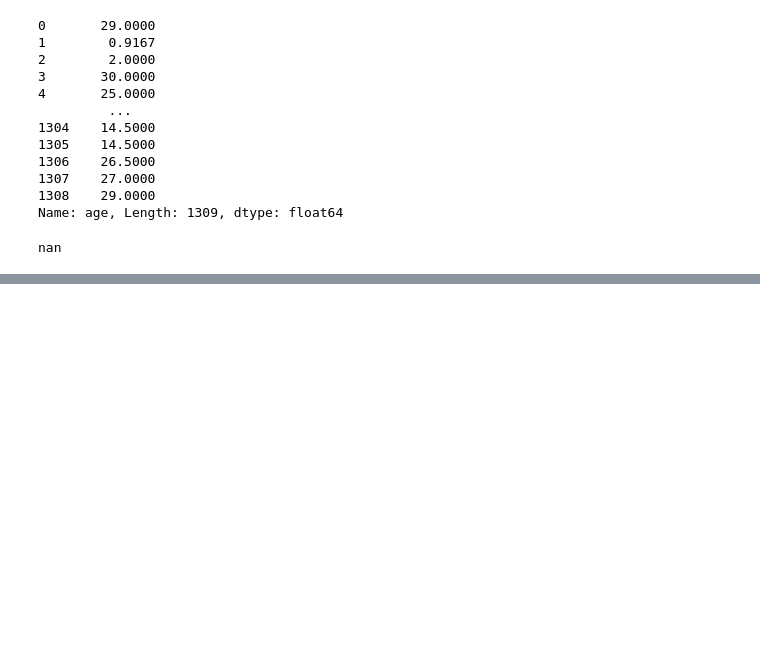
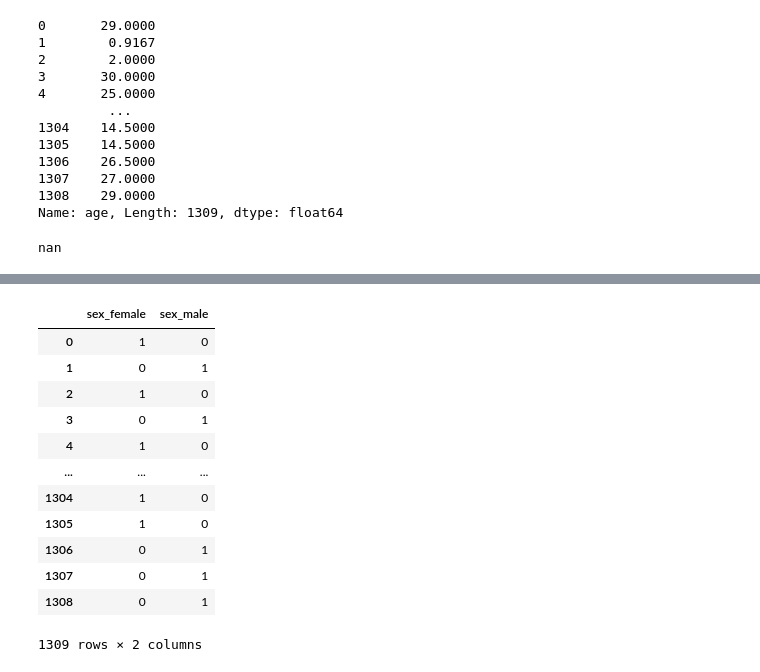
Before and after one commit to CarlosG4rc/ml-curso, a Jupyter notebook: Uno/T1 - 2 Data Cleaning- Análisis Preliminar de los Datos.ipynb, the cells around one changed output, grey strips where cells are left out. Drawn from its saved outputs; the diff is of its cells as text; code cells hidden in the pictures; blank space fills up the shorter version.

```diff
--- a/Uno/T1 - 2 Data Cleaning- Análisis Preliminar de los Datos.ipynb
+++ b/Uno/T1 - 2 Data Cleaning- Análisis Preliminar de los Datos.ipynb
@@ -252,0 +290,18 @@ nan
+# %%
+dummy_sex = pd.get_dummies(data["sex"],prefix='sex')
+# %%
+dummy_sex
+# %% [output]
+|  | sex_female | sex_male |
+| 0 | 1 | 0 |
+| 1 | 0 | 1 |
+| 2 | 1 | 0 |
+| 3 | 0 | 1 |
+| 4 | 1 | 0 |
+| ... | ... | ... |
+| 1304 | 1 | 0 |
+| 1305 | 1 | 0 |
+| 1306 | 0 | 1 |
+| 1307 | 0 | 1 |
+| 1308 | 0 | 1 |
+1309 rows × 2 columns
```
Also changed, not shown: parts of 10 cells of this notebook, 1 other file.
